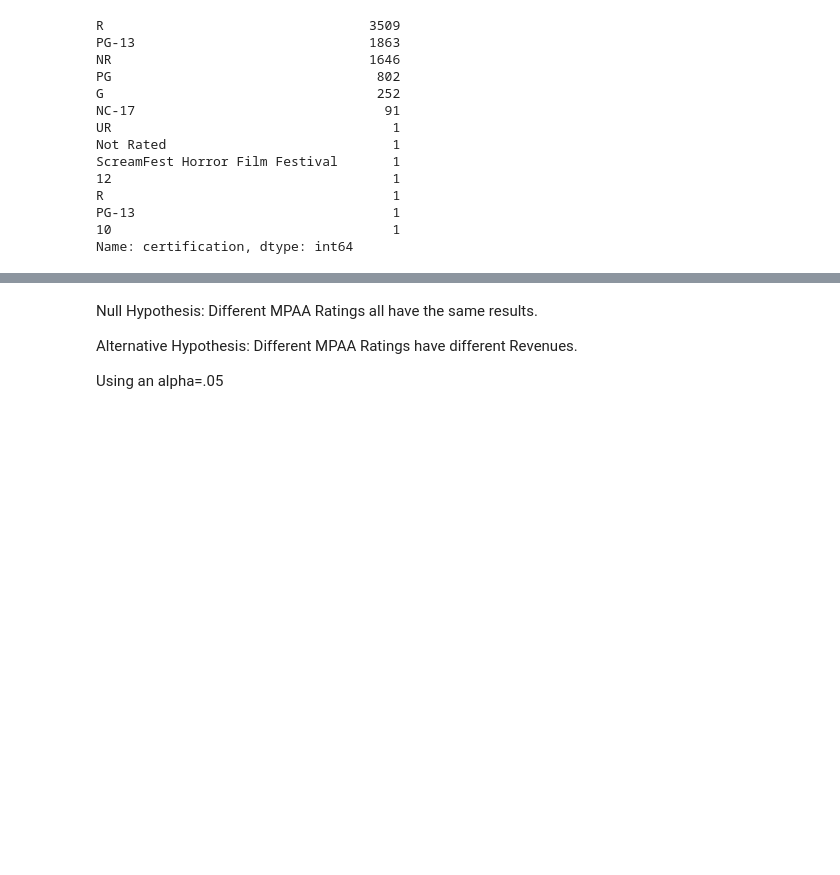
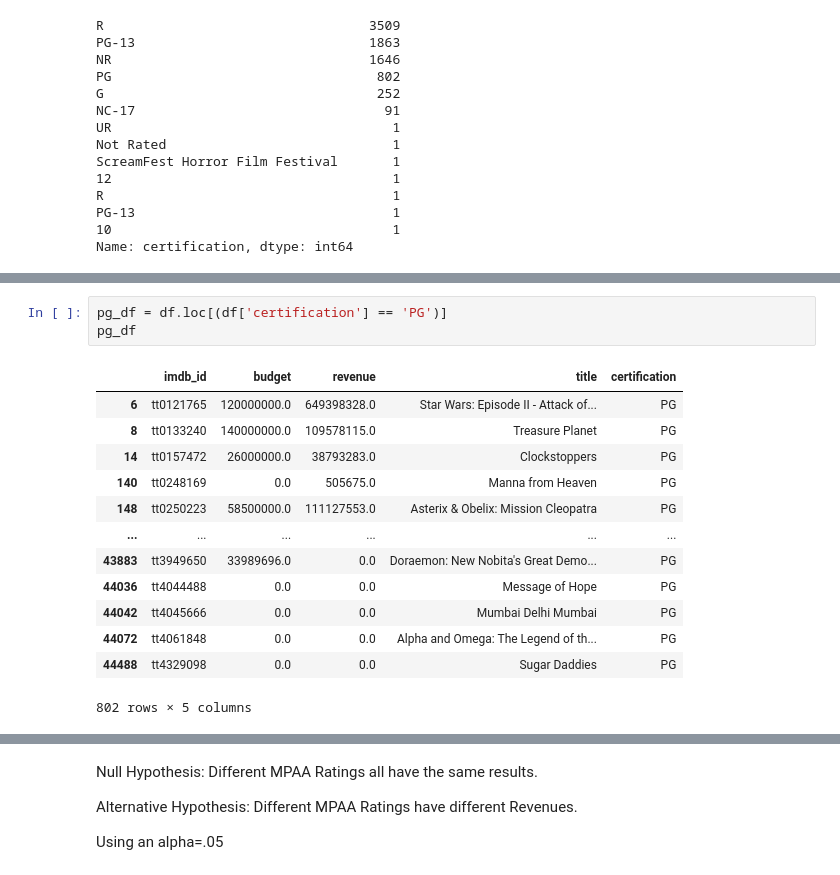
Before and after one commit to fid2445/Project-3-, a Jupyter notebook: Mike Fiddler Project Part 4 Hypothesis Testing.ipynb, the cells around one changed output, grey strips where cells are left out. Cells and saved outputs as stored; diff of their text form; blank space fills up the shorter version.

```diff
--- a/Mike Fiddler Project Part 4 Hypothesis Testing.ipynb
+++ b/Mike Fiddler Project Part 4 Hypothesis Testing.ipynb
@@ -51 +101,18 @@ change cert to just the certs you want
+# %%
+pg_df = df.loc[(df['certification'] == 'PG')]
+pg_df
+# %% [output]
+|  | imdb_id | budget | revenue | title | certification |
+| 6 | tt0121765 | 120000000.0 | 649398328.0 | Star Wars: Episode II - Attack of... | PG |
+| 8 | tt0133240 | 140000000.0 | 109578115.0 | Treasure Planet | PG |
+| 14 | tt0157472 | 26000000.0 | 38793283.0 | Clockstoppers | PG |
+| 140 | tt0248169 | 0.0 | 505675.0 | Manna from Heaven | PG |
+| 148 | tt0250223 | 58500000.0 | 111127553.0 | Asterix & Obelix: Mission Cleopatra | PG |
+| ... | ... | ... | ... | ... | ... |
+| 43883 | tt3949650 | 33989696.0 | 0.0 | Doraemon: New Nobita's Great Demo... | PG |
+| 44036 | tt4044488 | 0.0 | 0.0 | Message of Hope | PG |
+| 44042 | tt4045666 | 0.0 | 0.0 | Mumbai Delhi Mumbai | PG |
+| 44072 | tt4061848 | 0.0 | 0.0 | Alpha and Omega: The Legend of th... | PG |
+| 44488 | tt4329098 | 0.0 | 0.0 | Sugar Daddies | PG |
+802 rows × 5 columns
 # %%
```
Also changed, not shown: parts of 14 cells of this notebook, 1 other file.
